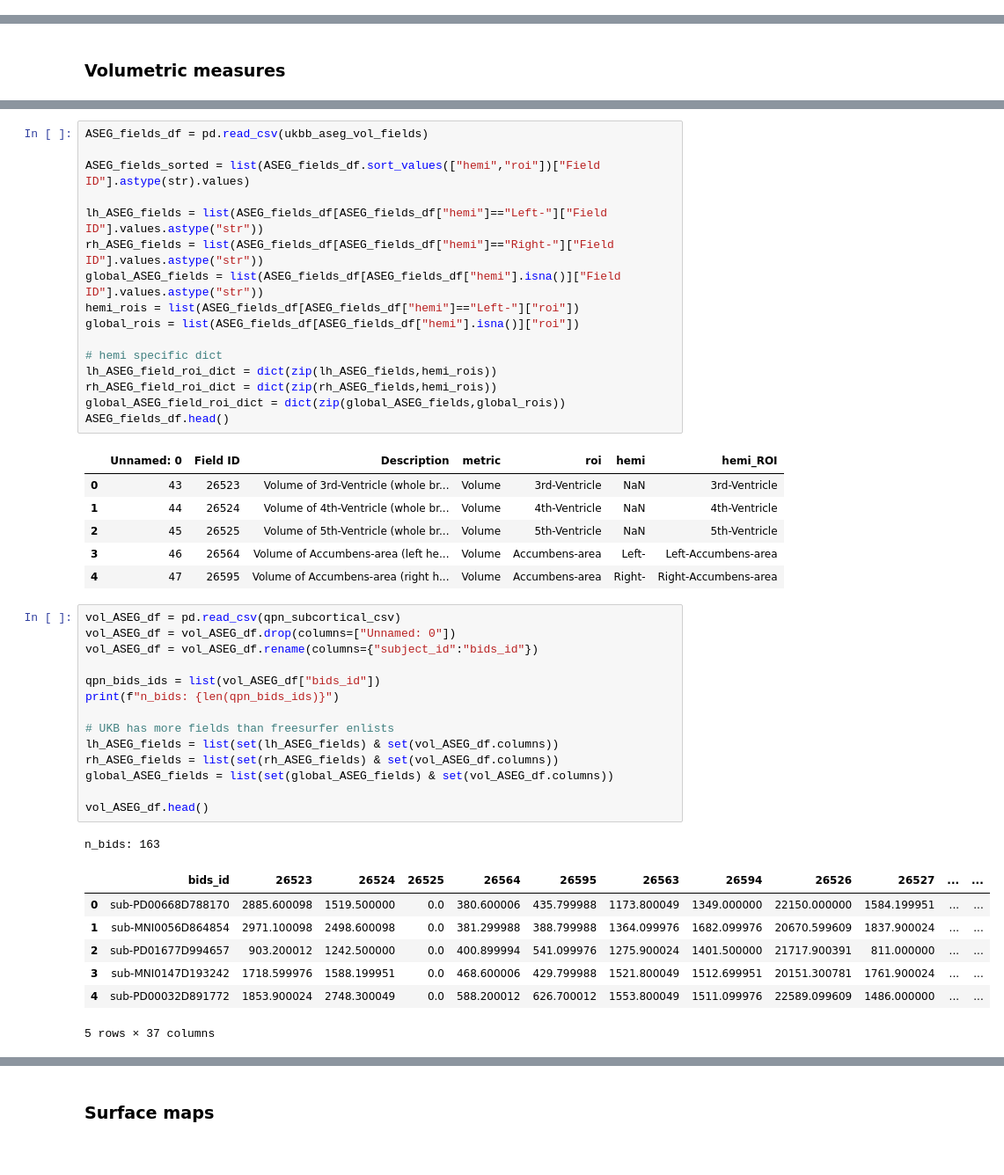
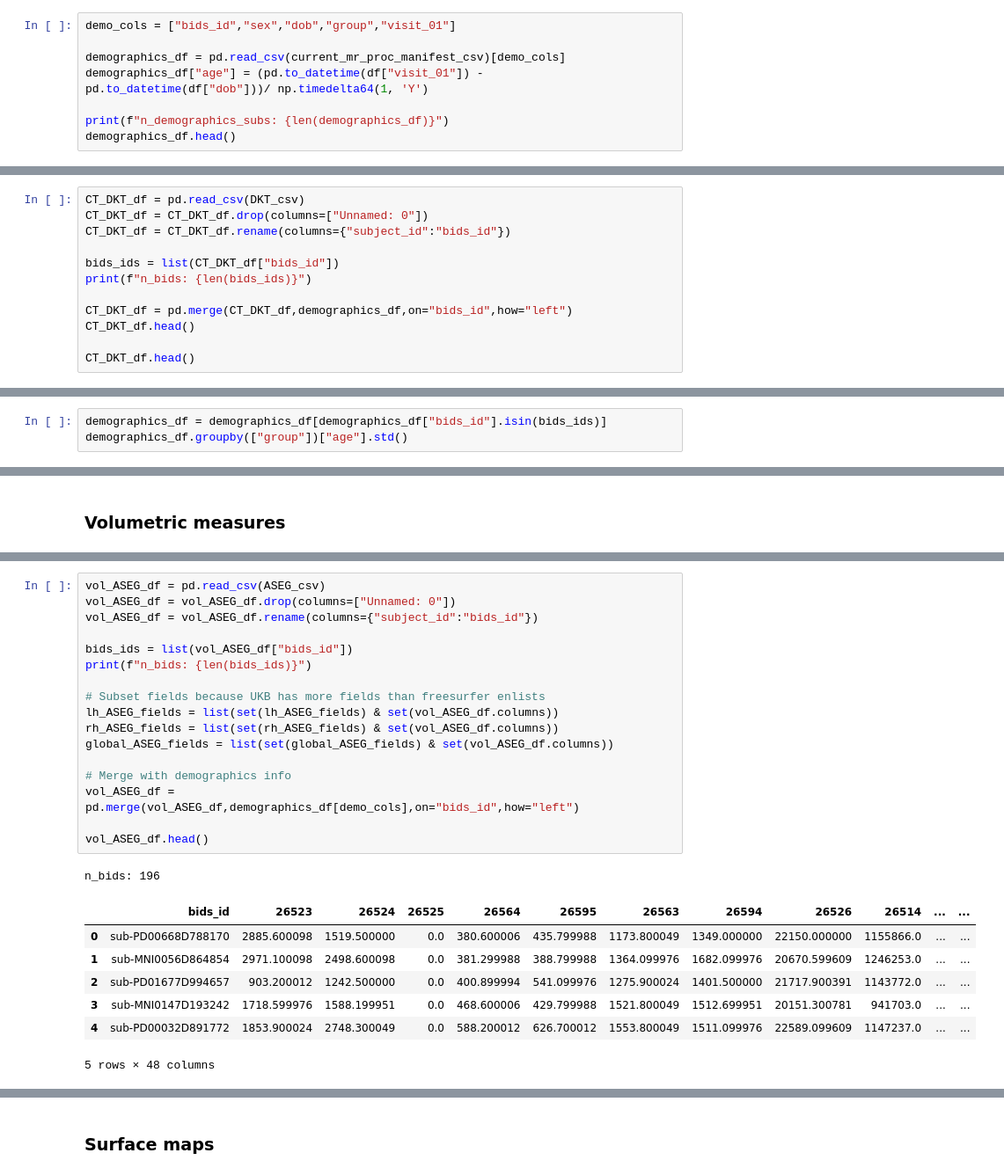
Before and after one commit to yarikoptic/mr_proc, a Jupyter notebook: analysis/CT/notebooks/FS_stats.ipynb, the cells around one changed output, grey strips where cells are left out. Shown at 88% size. Drawn from its saved outputs; the diff is of its cells as text.

```diff
--- a/analysis/CT/notebooks/FS_stats.ipynb
+++ b/analysis/CT/notebooks/FS_stats.ipynb
@@ -162,0 +59,8 @@ sns.palplot(palette)
+# %%
+demo_cols = ["bids_id","sex","dob","group","visit_01"]
+
+demographics_df = pd.read_csv(current_mr_proc_manifest_csv)[demo_cols]
+demographics_df["age"] = (pd.to_datetime(df["visit_01"]) - pd.to_datetime(df["dob"]))/ np.timedelta64(1, 'Y')
+
+print(f"n_demographics_subs: {len(demographics_df)}")
+demographics_df.head()
@@ -162,0 +118,12 @@ sns.palplot(palette)
+# %%
+CT_DKT_df = pd.read_csv(DKT_csv)
+CT_DKT_df = CT_DKT_df.drop(columns=["Unnamed: 0"])
+CT_DKT_df = CT_DKT_df.rename(columns={"subject_id":"bids_id"})
+
+bids_ids = list(CT_DKT_df["bids_id"])
+print(f"n_bids: {len(bids_ids)}")
+
+CT_DKT_df = pd.merge(CT_DKT_df,demographics_df,on="bids_id",how="left")
+CT_DKT_df.head()
+
+CT_DKT_df.head()
@@ -162,0 +141,3 @@ sns.palplot(palette)
+# %%
+demographics_df = demographics_df[demographics_df["bids_id"].isin(bids_ids)]
+demographics_df.groupby(["group"])["age"].std()
@@ -203,46 +195,26 @@ global_ASEG_field_roi_dict
-# %%
-ASEG_fields_df = pd.read_csv(ukbb_aseg_vol_fields)
-
-ASEG_fields_sorted = list(ASEG_fields_df.sort_values(["hemi","roi"])["Field ID"].astype(str).values)
-
-lh_ASEG_fields = list(ASEG_fields_df[ASEG_fields_df["hemi"]=="Left-"]["Field ID"].values.astype("str"))
-rh_ASEG_fields = list(ASEG_fields_df[ASEG_fields_df["hemi"]=="Right-"]["Field ID"].values.astype("str"))
-global_ASEG_fields = list(ASEG_fields_df[ASEG_fields_df["hemi"].isna()]["Field ID"].values.astype("str"))
-hemi_rois = list(ASEG_fields_df[ASEG_fields_df["hemi"]=="Left-"]["roi"])
-global_rois = list(ASEG_fields_df[ASEG_fields_df["hemi"].isna()]["roi"])
-
-# hemi specific dict
-lh_ASEG_field_roi_dict = dict(zip(lh_ASEG_fields,hemi_rois))
-rh_ASEG_field_roi_dict = dict(zip(rh_ASEG_fields,hemi_rois))
-global_ASEG_field_roi_dict = dict(zip(global_ASEG_fields,global_rois))
-ASEG_fields_df.head()
-# %% [output]
-|  | Unnamed: 0 | Field ID | Description | metric | roi | hemi | hemi_ROI |
-| 0 | 43 | 26523 | Volume of 3rd-Ventricle (whole br... | Volume | 3rd-Ventricle | NaN | 3rd-Ventricle |
-| 1 | 44 | 26524 | Volume of 4th-Ventricle (whole br... | Volume | 4th-Ventricle | NaN | 4th-Ventricle |
-| 2 | 45 | 26525 | Volume of 5th-Ventricle (whole br... | Volume | 5th-Ventricle | NaN | 5th-Ventricle |
-| 3 | 46 | 26564 | Volume of Accumbens-area (left he... | Volume | Accumbens-area | Left- | Left-Accumbens-area |
-| 4 | 47 | 26595 | Volume of Accumbens-area (right h... | Volume | Accumbens-area | Right- | Right-Accumbens-area |
 # %%
-vol_ASEG_df = pd.read_csv(qpn_subcortical_csv)
+vol_ASEG_df = pd.read_csv(ASEG_csv)
 vol_ASEG_df = vol_ASEG_df.drop(columns=["Unnamed: 0"])
 vol_ASEG_df = vol_ASEG_df.rename(columns={"subject_id":"bids_id"})
 
-qpn_bids_ids = list(vol_ASEG_df["bids_id"])
-print(f"n_bids: {len(qpn_bids_ids)}")
+bids_ids = list(vol_ASEG_df["bids_id"])
+print(f"n_bids: {len(bids_ids)}")
 
-# UKB has more fields than freesurfer enlists
+# Subset fields because UKB has more fields than freesurfer enlists
 lh_ASEG_fields = list(set(lh_ASEG_fields) & set(vol_ASEG_df.columns))
 rh_ASEG_fields = list(set(rh_ASEG_fields) & set(vol_ASEG_df.columns))
 global_ASEG_fields = list(set(global_ASEG_fields) & set(vol_ASEG_df.columns))
 
+# Merge with demographics info
+vol_ASEG_df = pd.merge(vol_ASEG_df,demographics_df[demo_cols],on="bids_id",how="left")
+
 vol_ASEG_df.head()
 # %% [output]
-n_bids: 163
+n_bids: 196
-|  | bids_id | 26523 | 26524 | 26525 | 26564 | 26595 | 26563 | 26594 | 26526 | 26527 | ... | ... |
-| 0 | sub-PD00668D788170 | 2885.600098 | 1519.500000 | 0.0 | 380.600006 | 435.799988 | 1173.800049 | 1349.000000 | 22150.000000 | 1584.199951 | ... | ... |
-| 1 | sub-MNI0056D864854 | 2971.100098 | 2498.600098 | 0.0 | 381.299988 | 388.799988 | 1364.099976 | 1682.099976 | 20670.599609 | 1837.900024 | ... | ... |
-| 2 | sub-PD01677D994657 | 903.200012 | 1242.500000 | 0.0 | 400.899994 | 541.099976 | 1275.900024 | 1401.500000 | 21717.900391 | 811.000000 | ... | ... |
-| 3 | sub-MNI0147D193242 | 1718.599976 | 1588.199951 | 0.0 | 468.600006 | 429.799988 | 1521.800049 | 1512.699951 | 20151.300781 | 1761.900024 | ... | ... |
-| 4 | sub-PD00032D891772 | 1853.900024 | 2748.300049 | 0.0 | 588.200012 | 626.700012 | 1553.800049 | 1511.099976 | 22589.099609 | 1486.000000 | ... | ... |
+|  | bids_id | 26523 | 26524 | 26525 | 26564 | 26595 | 26563 | 26594 | 26526 | 26514 | ... | ... |
+| 0 | sub-PD00668D788170 | 2885.600098 | 1519.500000 | 0.0 | 380.600006 | 435.799988 | 1173.800049 | 1349.000000 | 22150.000000 | 1155866.0 | ... | ... |
+| 1 | sub-MNI0056D864854 | 2971.100098 | 2498.600098 | 0.0 | 381.299988 | 388.799988 | 1364.099976 | 1682.099976 | 20670.599609 | 1246253.0 | ... | ... |
+| 2 | sub-PD01677D994657 | 903.200012 | 1242.500000 | 0.0 | 400.899994 | 541.099976 | 1275.900024 | 1401.500000 | 21717.900391 | 1143772.0 | ... | ... |
+| 3 | sub-MNI0147D193242 | 1718.599976 | 1588.199951 | 0.0 | 468.600006 | 429.799988 | 1521.800049 | 1512.699951 | 20151.300781 | 941703.0 | ... | ... |
+| 4 | sub-PD00032D891772 | 1853.900024 | 2748.300049 | 0.0 | 588.200012 | 626.700012 | 1553.800049 | 1511.099976 | 22589.099609 | 1147237.0 | ... | ... |
-5 rows × 37 columns
+5 rows × 48 columns
```
Also changed, not shown: parts of 38 cells of this notebook.
